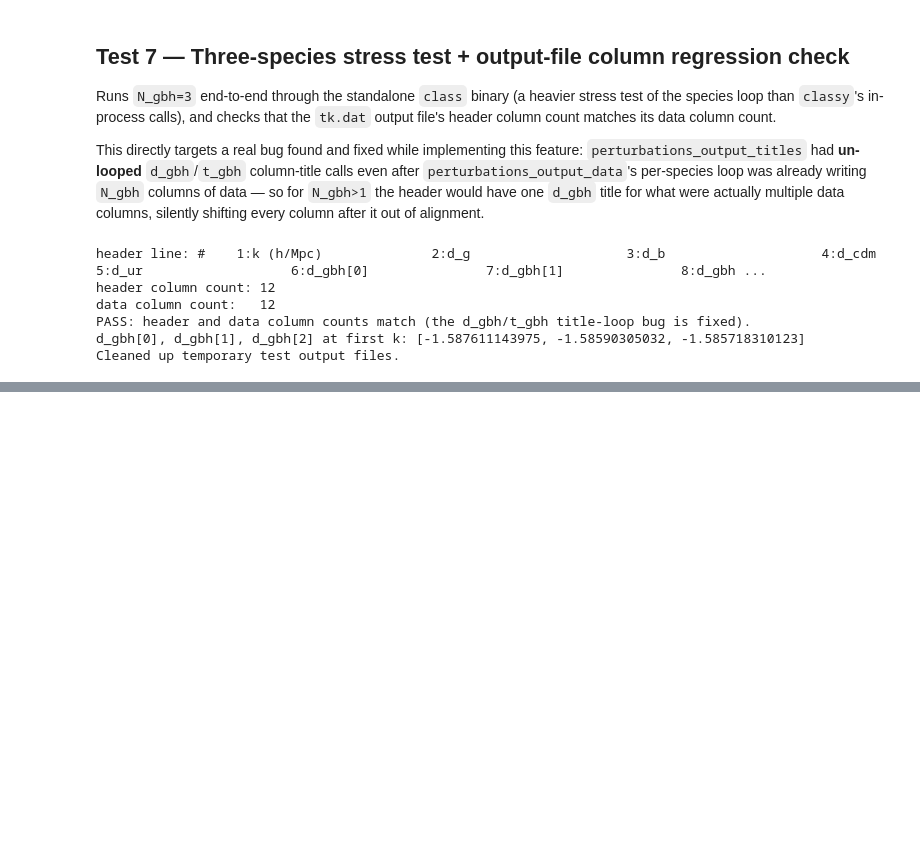
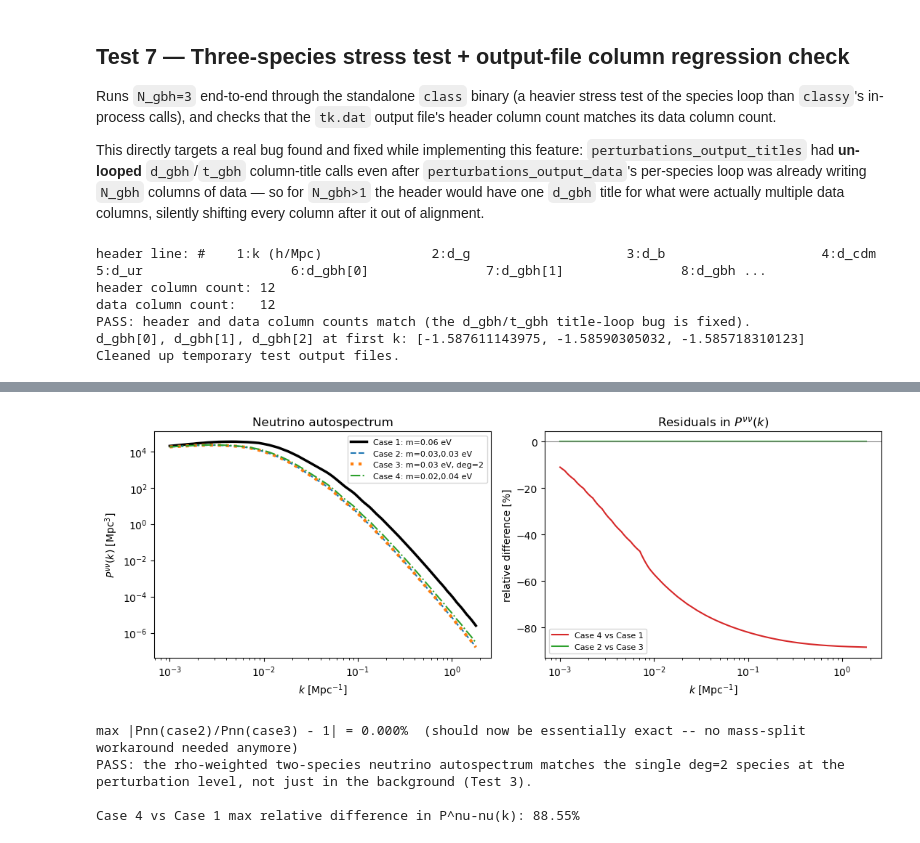
Before and after one commit to aradn97/class_GBH, a Jupyter notebook: multi_species_gbh_tests.ipynb, the cells around one changed output, grey strips where cells are left out. Saved outputs shown, nothing was run; the diff lists cells and outputs as text; code cells hidden in the pictures; blank space fills up the shorter version.

```diff
--- a/multi_species_gbh_tests.ipynb
+++ b/multi_species_gbh_tests.ipynb
@@ -374,0 +525,66 @@ Cleaned up temporary test output files.
+# %%
+import scipy as sp
+
+A_s, n_s, k_pivot = PK_BASE['A_s'], PK_BASE['n_s'], 0.05
+P_prim = lambda k: A_s * (k / k_pivot)**(n_s - 1) * 2 * np.pi**2 / k**3
+
+def nu_autospectrum(model, N_gbh, k_grid):
+    # Total (rho-weighted) neutrino density transfer function and P^nu-nu(k) on k_grid.
+    transfer = model.get_transfer(0.)
+    k_model = transfer['k (h/Mpc)'] * model.h()
+    if N_gbh == 1:
+        d_nu = transfer['d_gbh[0]']
+    else:
+        bg = model.get_background()
+        weights = np.array([bg[f'(.)rho_gbh[{j}]'][-1] for j in range(N_gbh)])
+        weights /= weights.sum()
+        d_nu = sum(w * transfer[f'd_gbh[{j}]'] for j, w in enumerate(weights))
+    d_nu_grid = sp.interpolate.interp1d(k_model, d_nu, bounds_error=False)(k_grid)
+    return d_nu_grid, d_nu_grid**2 * P_prim(k_grid)
+
+kk_nu = np.logspace(-3, np.log10(1.8), 300)
+
+d1, Pnn1 = nu_autospectrum(case1, 1, kk_nu)
+d2, Pnn2 = nu_autospectrum(case2, 2, kk_nu)
+d3, Pnn3 = nu_autospectrum(case3, 1, kk_nu)
+d4, Pnn4 = nu_autospectrum(case4, 2, kk_nu)
+
+fig, axes = plt.subplots(1, 2, figsize=(11, 4.2))
+
+axes[0].plot(kk_nu, Pnn1, label='Case 1: m=0.06 eV', lw=2.5, color='k')
+axes[0].plot(kk_nu, Pnn2, label='Case 2: m=0.03,0.03 eV', ls='--')
+axes[0].plot(kk_nu, Pnn3, label='Case 3: m=0.03 eV, deg=2', ls=':', lw=3)
+axes[0].plot(kk_nu, Pnn4, label='Case 4: m=0.02,0.04 eV', ls='-.')
+axes[0].set_xscale('log')
+axes[0].set_yscale('log')
+axes[0].set_xlabel(r'$k\ [\mathrm{Mpc}^{-1}]$')
+axes[0].set_ylabel(r'$P^{\nu\nu}(k)\ [\mathrm{Mpc}^3]$')
+axes[0].set_title('Neutrino autospectrum')
+axes[0].legend(fontsize=8)
+
+axes[1].plot(kk_nu, (Pnn4 - Pnn1) / Pnn1 * 100, label='Case 4 vs Case 1', color='C3')
+axes[1].plot(kk_nu, (Pnn2 - Pnn3) / Pnn3 * 100, label='Case 2 vs Case 3', color='C2')
+axes[1].axhline(0, color='gray', lw=0.8)
+axes[1].set_xscale('log')
+axes[1].set_xlabel(r'$k\ [\mathrm{Mpc}^{-1}]$')
+axes[1].set_ylabel('relative difference [%]')
+axes[1].set_title(r'Residuals in $P^{\nu\nu}(k)$')
+axes[1].legend(fontsize=8)
+
+plt.tight_layout()
+plt.show()
+
+max_diff_23 = np.nanmax(np.abs(Pnn2 - Pnn3) / Pnn3)
+print(f"max |Pnn(case2)/Pnn(case3) - 1| = {max_diff_23*100:.3f}%  (should now be essentially exact -- no mass-split workaround needed anymore)")
+assert max_diff_23 < 1e-6
+print("PASS: the rho-weighted two-species neutrino autospectrum matches the single deg=2 species"
+      " at the perturbation level, not just in the background (Test 3).")
+
+print()
+print(f"Case 4 vs Case 1 max relative difference in P^nu-nu(k): {np.nanmax(np.abs(Pnn4-Pnn1)/Pnn1)*100:.2f}%")
+# %% [output]
+[figure, added]
+max |Pnn(case2)/Pnn(case3) - 1| = 0.000%  (should now be essentially exact -- no mass-split workaround needed anymore)
+PASS: the rho-weighted two-species neutrino autospectrum matches the single deg=2 species at the perturbation level, not just in the background (Test 3).
+
+Case 4 vs Case 1 max relative difference in P^nu-nu(k): 88.55%
```
Also changed, not shown: parts of 7 cells of this notebook, 4 other files.
